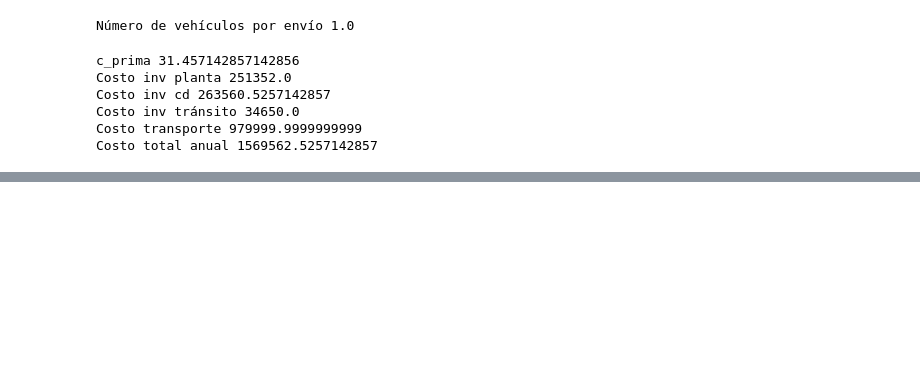
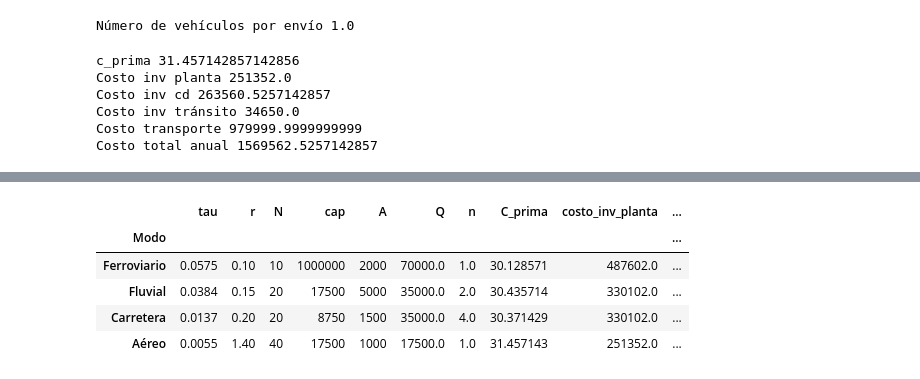
Before and after one commit to davidmorme/Universidad, a Jupyter notebook: Logística II/modeloTransporte.ipynb, the cells around one changed output, grey strips where cells are left out. Saved outputs shown, nothing was run; the diff lists cells and outputs as text; code cells hidden in the pictures; blank space fills up the shorter version.

```diff
--- a/Logística II/modeloTransporte.ipynb
+++ b/Logística II/modeloTransporte.ipynb
@@ -156,3 +156,5 @@ Costo inv cd 263560.5257142857
 Costo inv tránsito 34650.0
 Costo transporte 979999.9999999999
 Costo total anual 1569562.5257142857
+# %%
+df['n']=df['Q']/df['cap']
@@ -158,0 +172,2 @@ Costo total anual 1569562.5257142857
+# %%
+df['n']=np.ceil(df['n'])
@@ -158,0 +191,3 @@ Costo total anual 1569562.5257142857
+# %%
+df['C_prima']=c+df['r']+df['A']*df['n']/df['Q']
+df
@@ -158,0 +201,3 @@ Costo total anual 1569562.5257142857
+# %%
+df['costo_inv_planta']=i*c*(df['Q']/2+ss)
+df
@@ -158,0 +211,10 @@ Costo total anual 1569562.5257142857
+# %%
+df['costo_anual_transporte']=D*(df['r']+df['A']*df['n']/df['Q'])
+df
+# %% [output]
+|  | tau | r | N | cap | A | Q | n | C_prima | costo_inv_planta | ... |
+| Modo |  |  |  |  |  |  |  |  |  | ... |
+| Ferroviario | 0.0575 | 0.10 | 10 | 1000000 | 2000 | 70000.0 | 1.0 | 30.128571 | 487602.0 | ... |
+| Fluvial | 0.0384 | 0.15 | 20 | 17500 | 5000 | 35000.0 | 2.0 | 30.435714 | 330102.0 | ... |
+| Carretera | 0.0137 | 0.20 | 20 | 8750 | 1500 | 35000.0 | 4.0 | 30.371429 | 330102.0 | ... |
+| Aéreo | 0.0055 | 1.40 | 40 | 17500 | 1000 | 17500.0 | 1.0 | 31.457143 | 251352.0 | ... |
```
Also changed, not shown: parts of 31 cells of this notebook.
